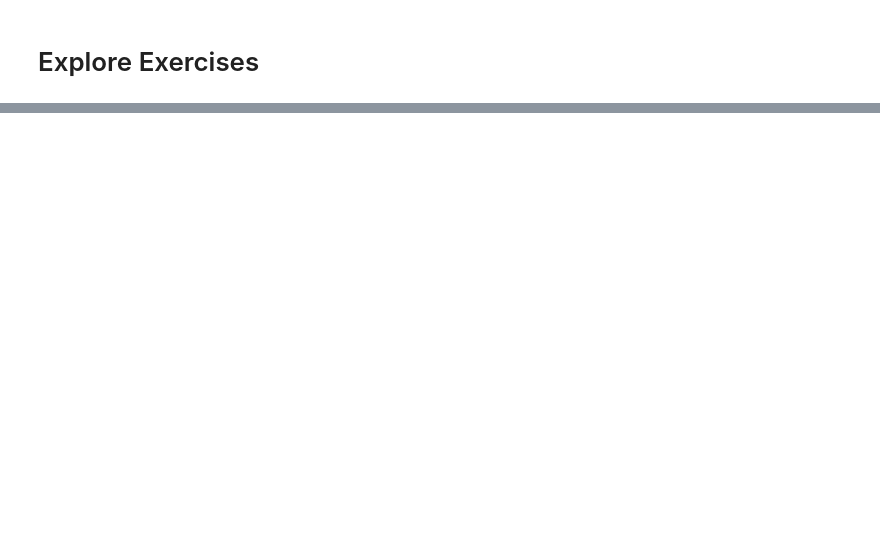
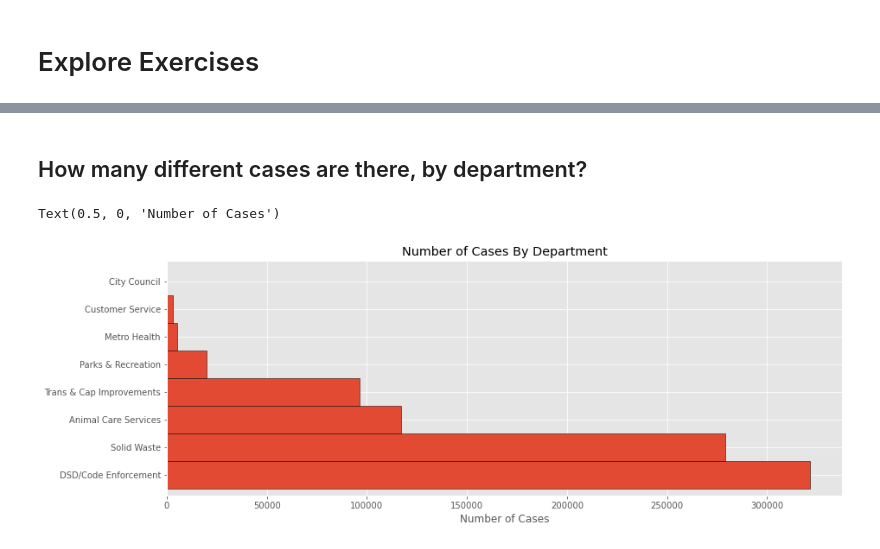
Before and after one commit to christophermayorga/spark-exercises, a Jupyter notebook: explore.ipynb, the cells around one changed output, grey strips where cells are left out. Saved outputs shown, nothing was run; the diff lists cells and outputs as text; code cells hidden in the pictures; blank space fills up the shorter version.

```diff
--- a/explore.ipynb
+++ b/explore.ipynb
@@ -13,7 +13,14 @@ import pandas as pd
 
 %matplotlib inline
 import matplotlib.pyplot as plt
+import matplotlib as mpl
 import seaborn as sns
+
+plt.ion()
+# tweak the matplotlib style defaults
+plt.rc("figure", figsize=(13, 7))
+plt.rc("font", size=14)
+plt.style.use("ggplot")
 
 from wrangle import wrangle_311
 
@@ -26,0 +50,20 @@ ModuleNotFoundError: No module named 'wrangle'
+# %% [markdown]
+## How many different cases are there, by department?
+# %%
+# First aggregate with spark
+(
+    df.groupBy("department")
+    .count()
+    # then pass to pandas
+    .toPandas()
+    .set_index("department")["count"]
+    .sort_values(ascending=False)
+    .plot.barh(width=1, edgecolor="black", figsize=(14, 5))
+)
+
+plt.title("Number of Cases By Department")
+plt.ylabel("")
+plt.xlabel("Number of Cases")
+# %% [output]
+Text(0.5, 0, 'Number of Cases')
+[figure, added]
```
Also changed, not shown: parts of 15 cells of this notebook, 1 other file.
